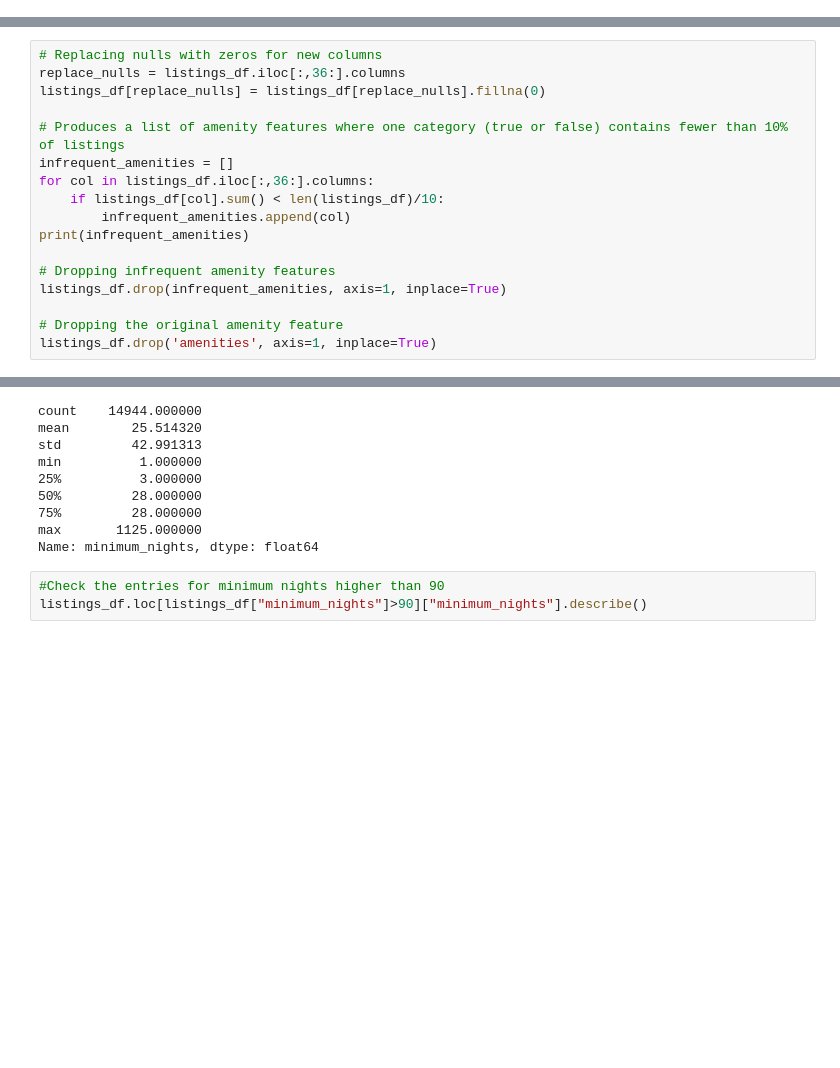
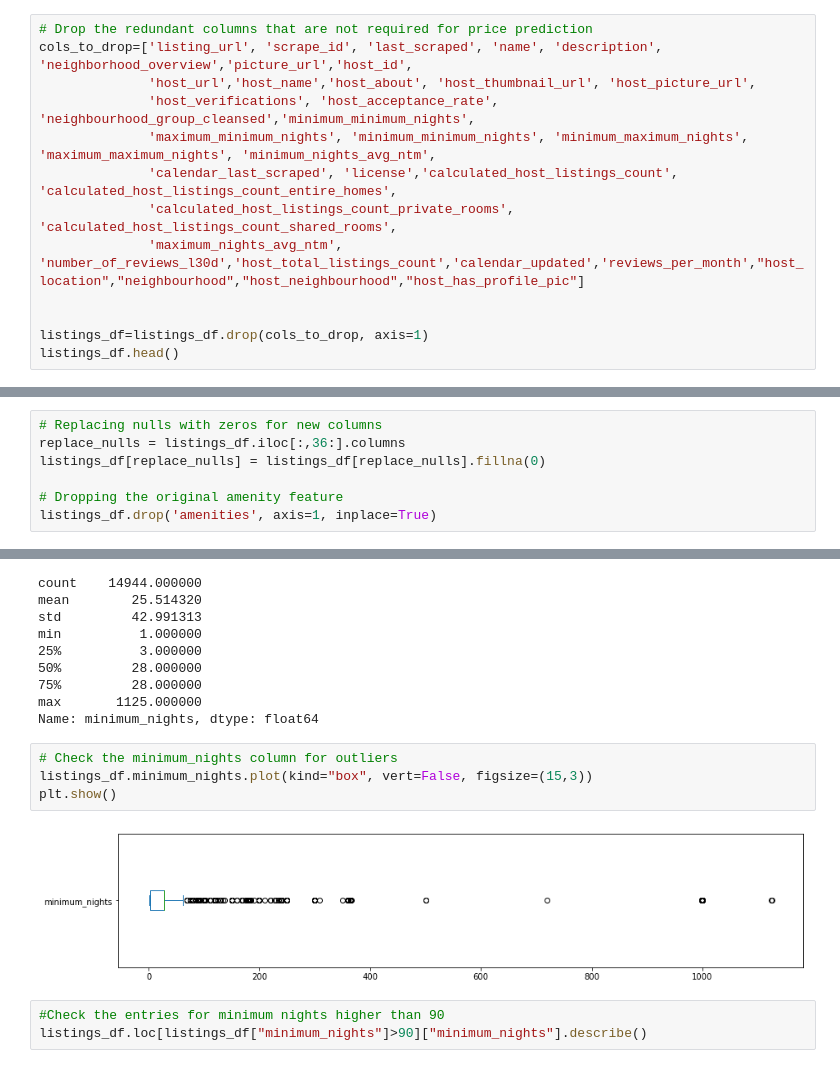
Before and after one commit to Sukanya807/Airbnb_Toronto_Price_Prediction, a Jupyter notebook: ETL/airbnb_ETL.ipynb, the cells around one changed output, grey strips where cells are left out. Saved outputs shown, nothing was run; the diff lists cells and outputs as text; blank space fills up the shorter version.

```diff
--- a/ETL/airbnb_ETL.ipynb
+++ b/ETL/airbnb_ETL.ipynb
@@ -111,0 +70,13 @@ memory usage: 4.2+ MB
+# %%
+# Drop the redundant columns that are not required for price prediction
+cols_to_drop=['listing_url', 'scrape_id', 'last_scraped', 'name', 'description', 'neighborhood_overview','picture_url','host_id',
+              'host_url','host_name','host_about', 'host_thumbnail_url', 'host_picture_url',
+              'host_verifications', 'host_acceptance_rate', 'neighbourhood_group_cleansed','minimum_minimum_nights',
+              'maximum_minimum_nights', 'minimum_minimum_nights', 'minimum_maximum_nights', 'maximum_maximum_nights', 'minimum_nights_avg_ntm',
+              'calendar_last_scraped', 'license','calculated_host_listings_count', 'calculated_host_listings_count_entire_homes',
+              'calculated_host_listings_count_private_rooms', 'calculated_host_listings_count_shared_rooms',
+              'maximum_nights_avg_ntm', 'number_of_reviews_l30d','host_total_listings_count','calendar_updated','reviews_per_month',"host_location","neighbourhood","host_neighbourhood","host_has_profile_pic"]
+
+
+listings_df=listings_df.drop(cols_to_drop, axis=1)
+listings_df.head()
@@ -334,15 +326,5 @@ memory usage: 7.1+ MB
 replace_nulls = listings_df.iloc[:,36:].columns
 listings_df[replace_nulls] = listings_df[replace_nulls].fillna(0)
 
-# Produces a list of amenity features where one category (true or false) contains fewer than 10% of listings
-infrequent_amenities = []
-for col in listings_df.iloc[:,36:].columns:
-    if listings_df[col].sum() < len(listings_df)/10:
-        infrequent_amenities.append(col)
-print(infrequent_amenities)
-
-# Dropping infrequent amenity features
-listings_df.drop(infrequent_amenities, axis=1, inplace=True)
-
 # Dropping the original amenity feature
 listings_df.drop('amenities', axis=1, inplace=True)
@@ -544,6 +525,12 @@ min          1.000000
 75%         28.000000
 max       1125.000000
 Name: minimum_nights, dtype: float64
+# %%
+# Check the minimum_nights column for outliers
+listings_df.minimum_nights.plot(kind="box", vert=False, figsize=(15,3))
+plt.show()
+# %% [output]
+[figure, added]
 # %%
 #Check the entries for minimum nights higher than 90
 listings_df.loc[listings_df["minimum_nights"]>90]["minimum_nights"].describe()
```
Also changed, not shown: parts of 21 cells of this notebook.
